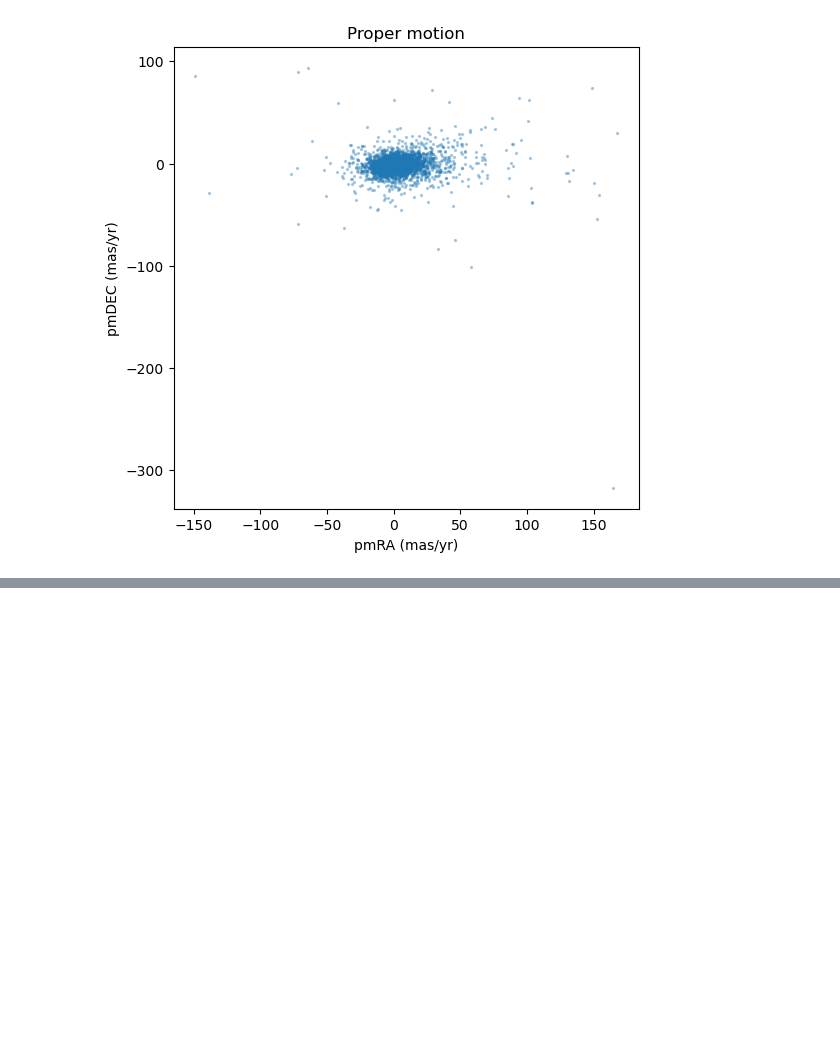
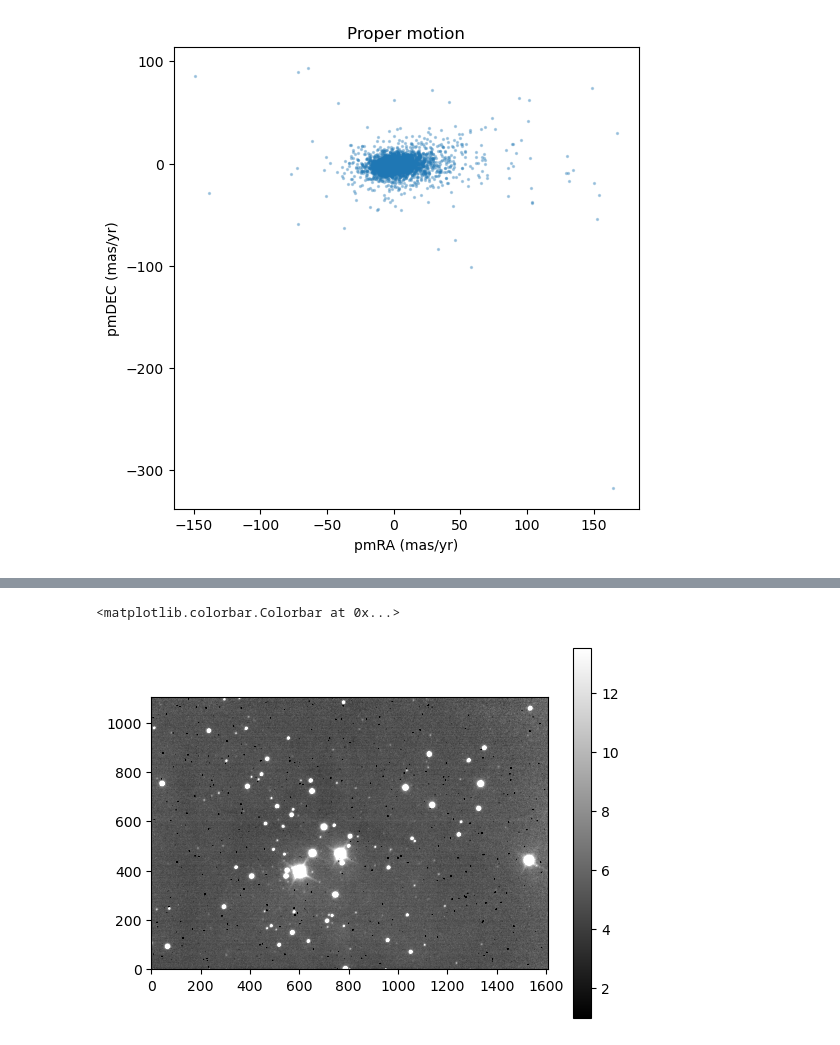
Before and after one commit to real-Ni/kcap-25-openclusteranalysis, a Jupyter notebook: Week 2/week2_gaia.ipynb, the cells around one changed output, grey strips where cells are left out. Drawn from its saved outputs; the diff is of its cells as text; code cells hidden in the pictures; blank space fills up the shorter version.

```diff
--- a/Week 2/week2_gaia.ipynb
+++ b/Week 2/week2_gaia.ipynb
@@ -105,5 +66,7 @@ plt.show()
 from astropy.io import fits
 bands = ['g','r','i'] # different wavelength bands
 images = {}
+headers = {}
 for b in bands:
     images[b] = fits.open(f'Berk_{b}.wcs.proc.fits')[0].data # importing the fits files (telescope images)
+    headers[b] = fits.open(f'Berk_{b}.wcs.proc.fits')[0].header
@@ -162,0 +73,12 @@ WARNING: FITSFixedWarning: 'datfix' made the change 'Set MJD-OBS to 60965.638125
+# %%
+from astropy.visualization import ZScaleInterval
+
+data = images['g']
+interval = ZScaleInterval()
+vmin, vmax = interval.get_limits(data)
+
+plt.imshow(data, origin='lower', cmap='gray', vmin=vmin, vmax=vmax)
+plt.colorbar()
+# %% [output]
+<matplotlib.colorbar.Colorbar at 0x...>
+[figure, added]
```
Also changed, not shown: parts of 18 cells of this notebook, 6 other files.
